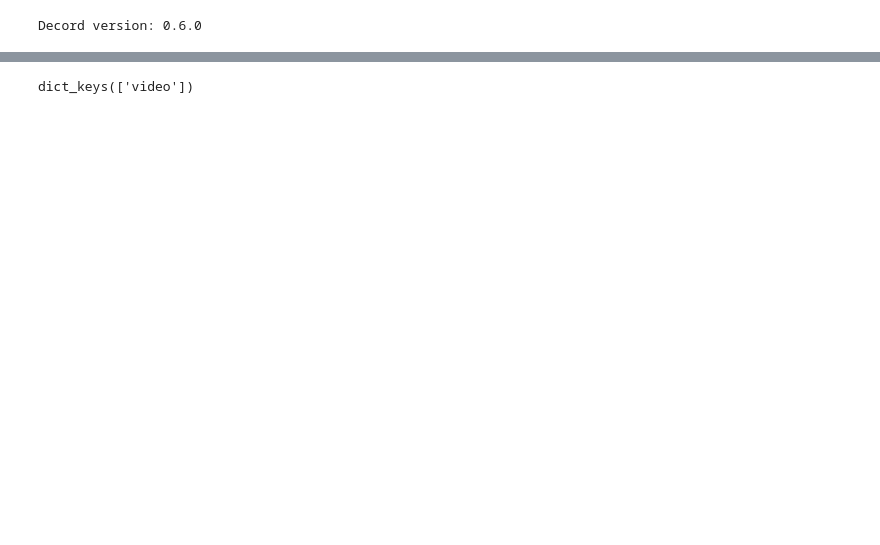
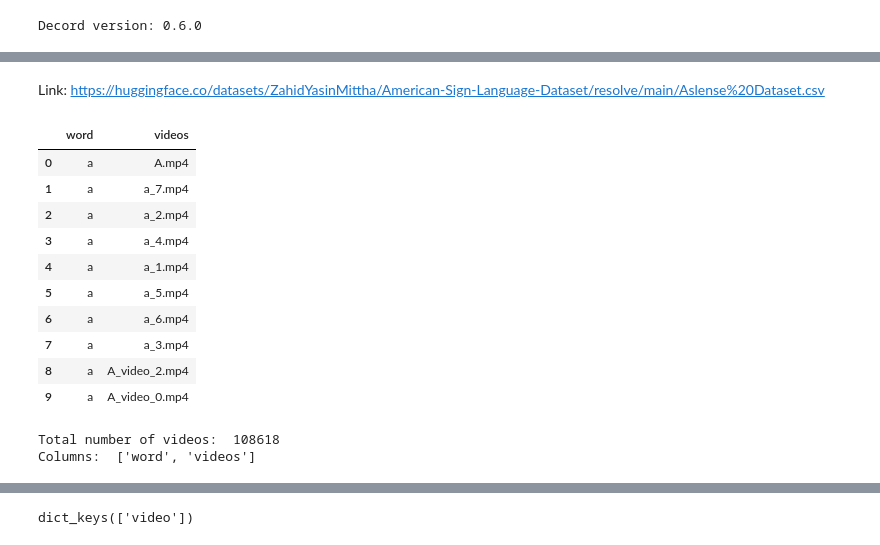
Before and after one commit to shelxty/basic-asl-translator, a Jupyter notebook: basicASL_detection.ipynb, the cells around one changed output, grey strips where cells are left out. Drawn from its saved outputs; the diff is of its cells as text; code cells hidden in the pictures; blank space fills up the shorter version.

```diff
--- a/basicASL_detection.ipynb
+++ b/basicASL_detection.ipynb
@@ -77,0 +72,29 @@ Note: you may need to restart the kernel to use updated packages.
+# %% [markdown]
+Link: https://huggingface.co/datasets/ZahidYasinMittha/American-Sign-Language-Dataset/resolve/main/Aslense%20Dataset.csv
+# %%
+csv_path = hf_hub_download(
+    repo_id = "ZahidYasinMittha/American-Sign-Language-Dataset",
+    filename = "Aslense Dataset.csv",
+    repo_type = "dataset"
+)
+# %%
+df = pd.read_csv(csv_path)
+df.head(10)
+# %% [output]
+|  | word | videos |
+| 0 | a | A.mp4 |
+| 1 | a | a_7.mp4 |
+| 2 | a | a_2.mp4 |
+| 3 | a | a_4.mp4 |
+| 4 | a | a_1.mp4 |
+| 5 | a | a_5.mp4 |
+| 6 | a | a_6.mp4 |
+| 7 | a | a_3.mp4 |
+| 8 | a | A_video_2.mp4 |
+| 9 | a | A_video_0.mp4 |
+# %%
+print("Total number of videos: ", len(df))
+print("Columns: ", df.columns.tolist())
+# %% [output]
+Total number of videos:  108618
+Columns:  ['word', 'videos']
```
Also changed, not shown: parts of 18 cells of this notebook.
